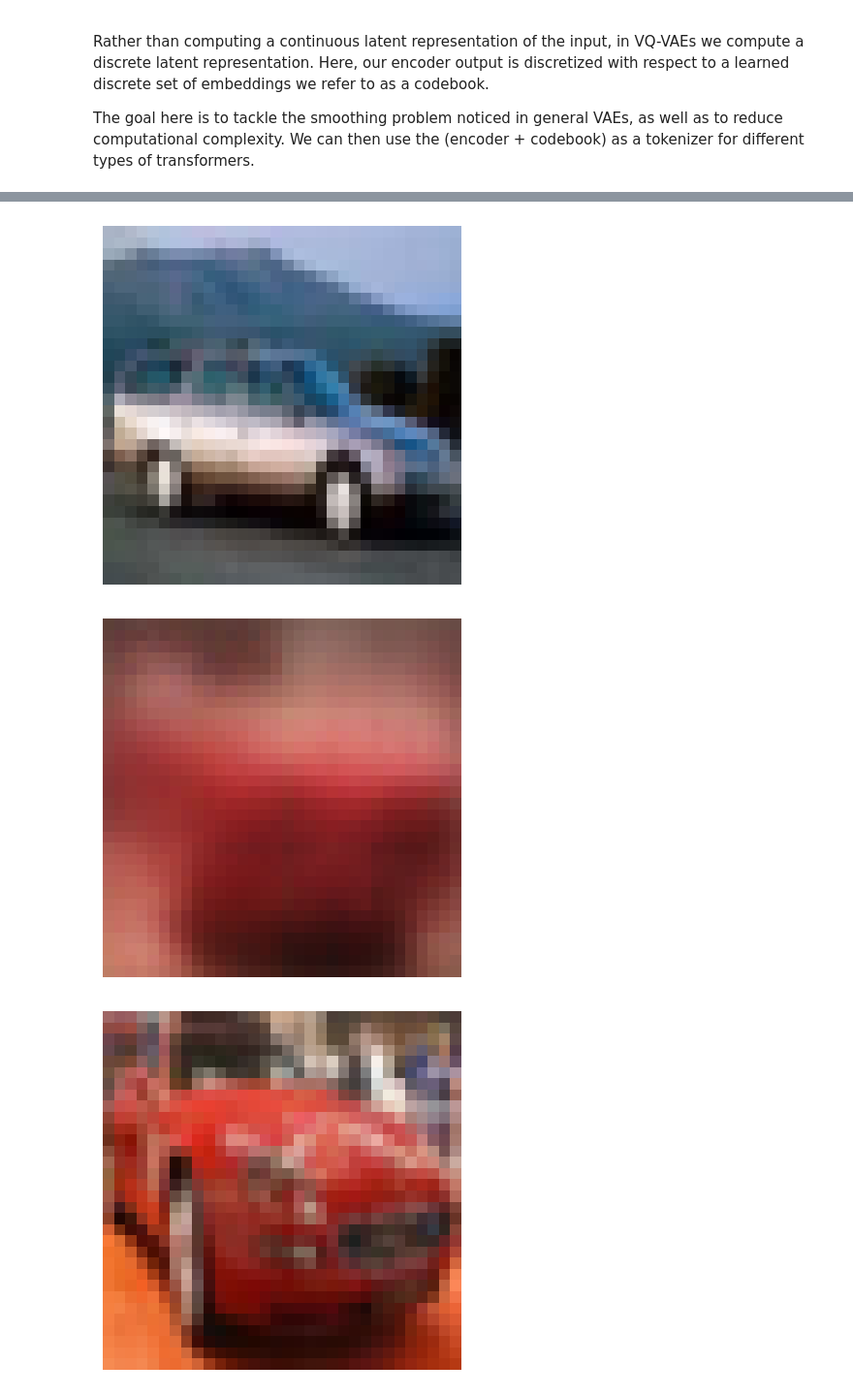
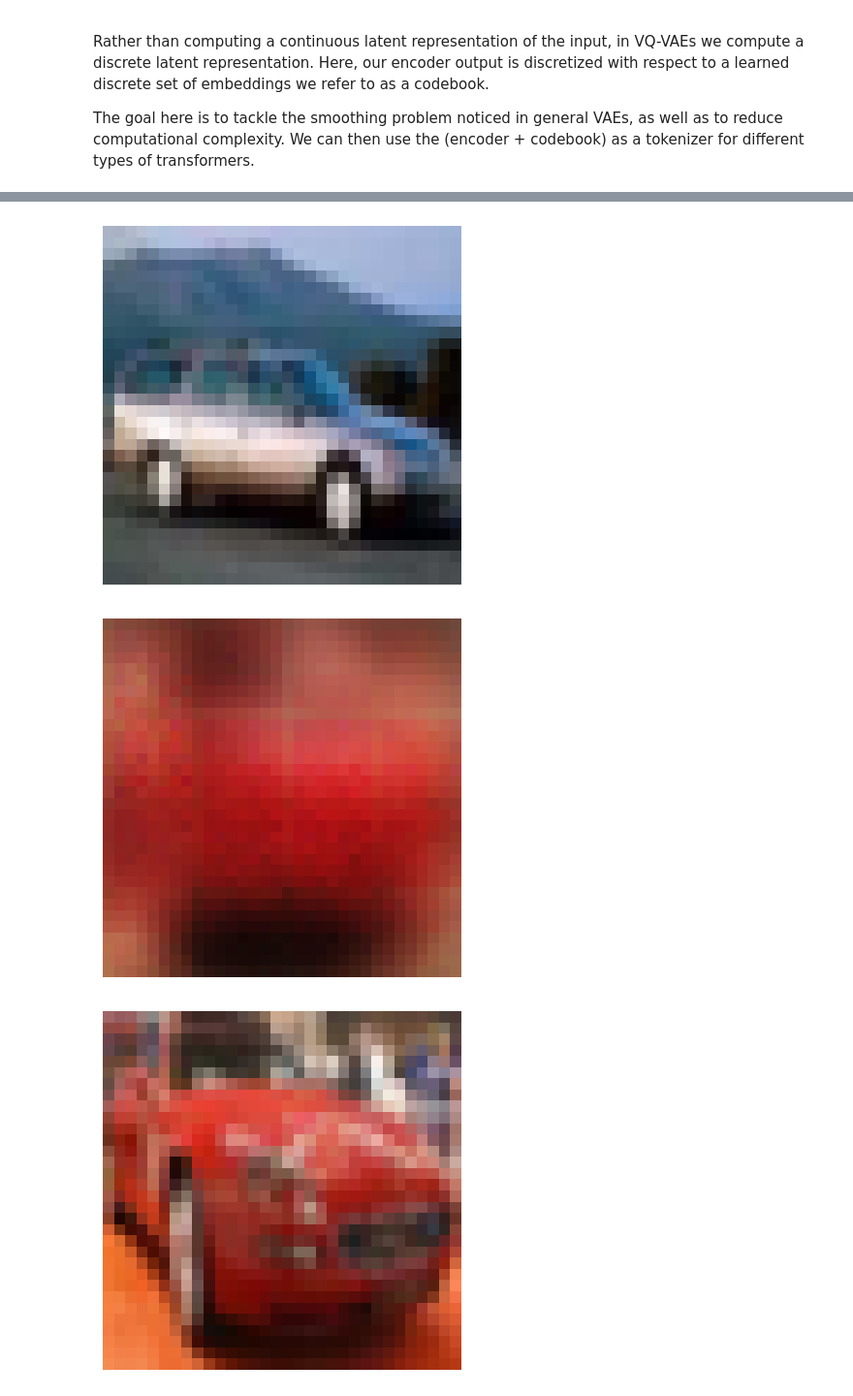
Before and after one commit to apandy02/vision, a Jupyter notebook: nbs/generative/autoencoders/vq_vae.ipynb, the cells around one changed output, grey strips where cells are left out. Shown: that part at 97% size. Cells and saved outputs as stored; diff of their text form; code cells hidden in the pictures.

Commit message:
analyzed vq vae train results and wrote down some notes

```diff
--- a/nbs/generative/autoencoders/vq_vae.ipynb
+++ b/nbs/generative/autoencoders/vq_vae.ipynb
@@ -229,6 +229,8 @@ model = VQVAE(
     latent_dim=128,
     codebook_size=128,
 )
+
+epochs = 50
 
 recon_loss_fn = nn.MSELoss()
 cb_loss_fn = nn.MSELoss()
@@ -241,7 +243,7 @@ opt = torch.optim.AdamW([
 
 model.to(device)
 
-scheduler = torch.optim.lr_scheduler.CosineAnnealingLR(opt, T_max=200)
+scheduler = torch.optim.lr_scheduler.CosineAnnealingLR(opt, T_max=epochs)
 
-fit(200, model, recon_loss_fn, cb_loss_fn, commit_loss_fn, opt, scheduler, train_dl, valid_dl, beta=0.5)
+fit(epochs, model, recon_loss_fn, cb_loss_fn, commit_loss_fn, opt, scheduler, train_dl, valid_dl, beta=0.5)
 # %% [output]
@@ -277,5 +279,5 @@ def show_torch_image(img):
 for i in range(10):
     sample_output, z_e, z_quantized = model(x_train[i].unsqueeze(0))
     show_torch_image(255*sample_output.squeeze(0).detach().cpu())
-t    show_torch_image(255 * x_train[i].cpu())
+    show_torch_image(255 * x_train[i].cpu())
 # %% [output]
@@ -291,4 +293,4 @@ t    show_torch_image(255 * x_train[i].cpu())
 [figure]
-[figure, old version]
+[figure, new version]
 [figure]
 ... (8 outputs left out)
```
Also changed, not shown: parts of 4 cells of this notebook.
